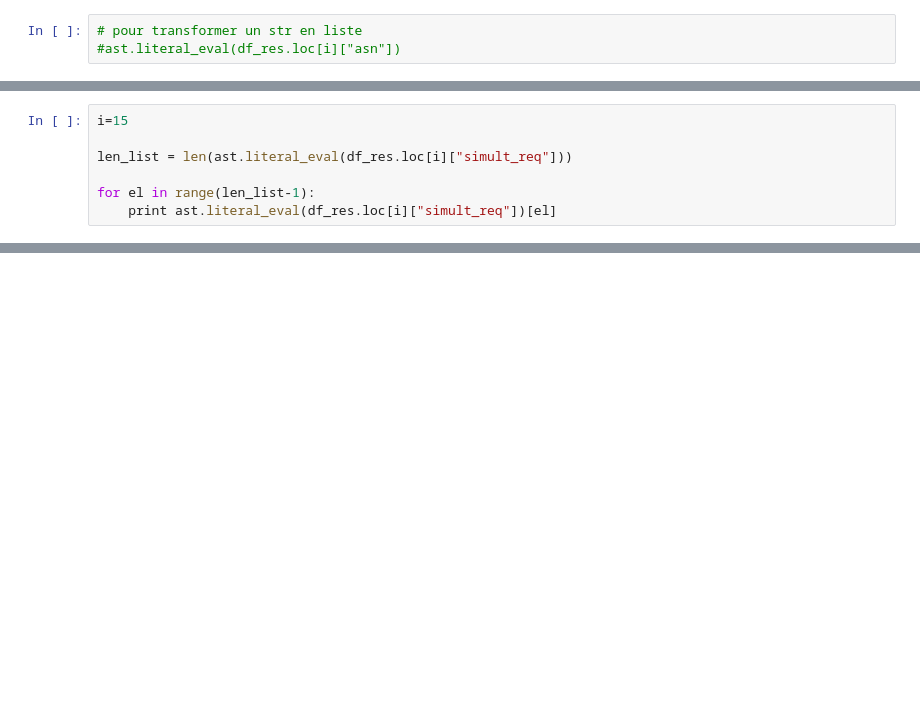
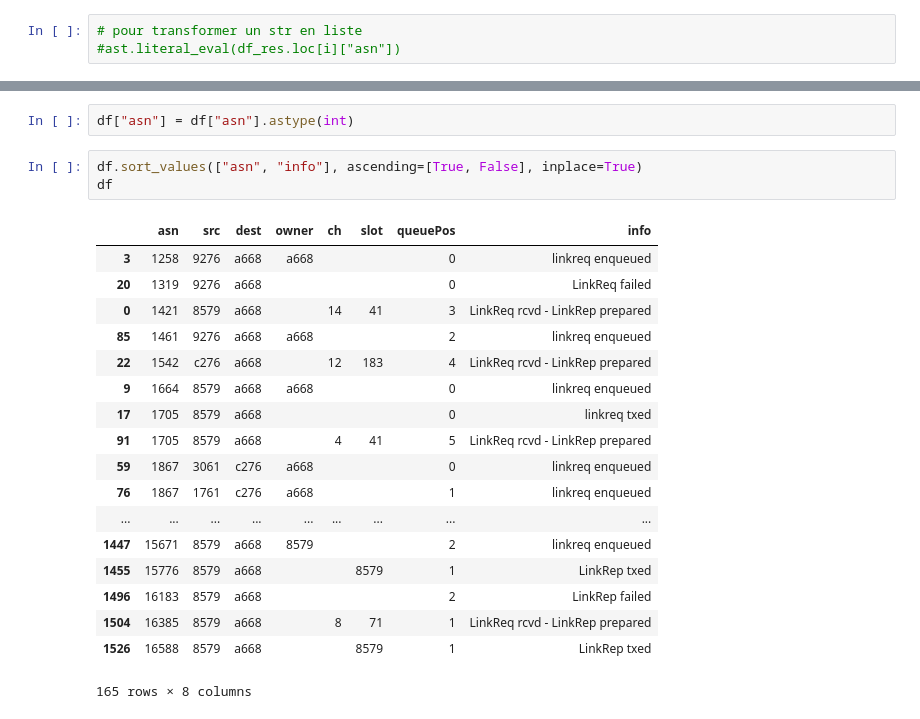
Before and after one commit to pomme-abricot/openwsn-sw, a Jupyter notebook: software/openAnalyzer/TEST_lecture_de_fichier.ipynb, the cells around one changed output, grey strips where cells are left out. Cells and saved outputs as stored; diff of their text form; blank space fills up the shorter version.

```diff
--- a/software/openAnalyzer/TEST_lecture_de_fichier.ipynb
+++ b/software/openAnalyzer/TEST_lecture_de_fichier.ipynb
@@ -139,7 +157,0 @@ print test
-# %%
-i=15
-
-len_list = len(ast.literal_eval(df_res.loc[i]["simult_req"]))
-
-for el in range(len_list-1):
-    print ast.literal_eval(df_res.loc[i]["simult_req"])[el]
@@ -148,0 +276,24 @@ True
+# %%
+df["asn"] = df["asn"].astype(int)
+# %%
+df.sort_values(["asn", "info"], ascending=[True, False], inplace=True)
+df
+# %% [output]
+|  | asn | src | dest | owner | ch | slot | queuePos | info |
+| 3 | 1258 | 9276 | a668 | a668 |  |  | 0 | linkreq enqueued |
+| 20 | 1319 | 9276 | a668 |  |  |  | 0 | LinkReq failed |
+| 0 | 1421 | 8579 | a668 |  | 14 | 41 | 3 | LinkReq rcvd - LinkRep prepared |
+| 85 | 1461 | 9276 | a668 | a668 |  |  | 2 | linkreq enqueued |
+| 22 | 1542 | c276 | a668 |  | 12 | 183 | 4 | LinkReq rcvd - LinkRep prepared |
+| 9 | 1664 | 8579 | a668 | a668 |  |  | 0 | linkreq enqueued |
+| 17 | 1705 | 8579 | a668 |  |  |  | 0 | linkreq txed |
+| 91 | 1705 | 8579 | a668 |  | 4 | 41 | 5 | LinkReq rcvd - LinkRep prepared |
+| 59 | 1867 | 3061 | c276 | a668 |  |  | 0 | linkreq enqueued |
+| 76 | 1867 | 1761 | c276 | a668 |  |  | 1 | linkreq enqueued |
+| ... | ... | ... | ... | ... | ... | ... | ... | ... |
+| 1447 | 15671 | 8579 | a668 | 8579 |  |  | 2 | linkreq enqueued |
+| 1455 | 15776 | 8579 | a668 |  |  | 8579 | 1 | LinkRep txed |
+| 1496 | 16183 | 8579 | a668 |  |  |  | 2 | LinkRep failed |
+| 1504 | 16385 | 8579 | a668 |  | 8 | 71 | 1 | LinkReq rcvd - LinkRep prepared |
+| 1526 | 16588 | 8579 | a668 |  |  | 8579 | 1 | LinkRep txed |
+165 rows × 8 columns
```
Also changed, not shown: parts of 22 cells of this notebook, 9 other files.
